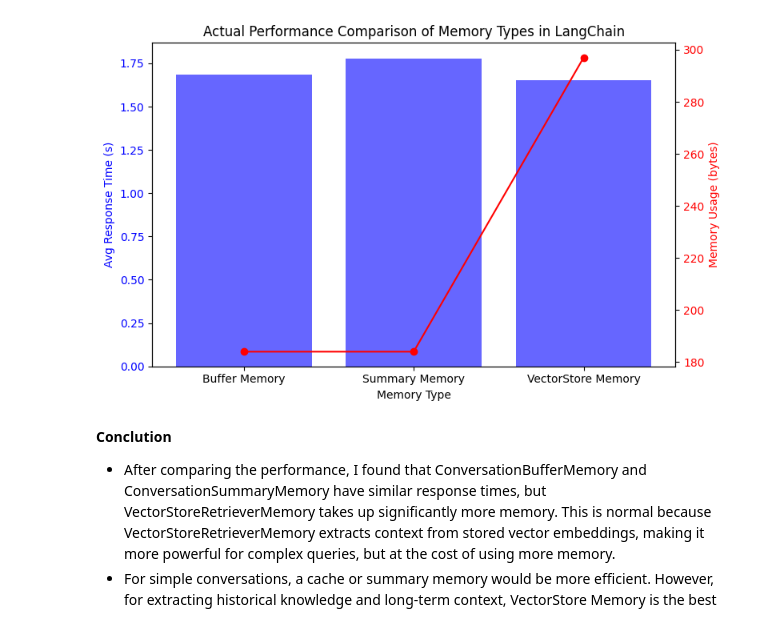
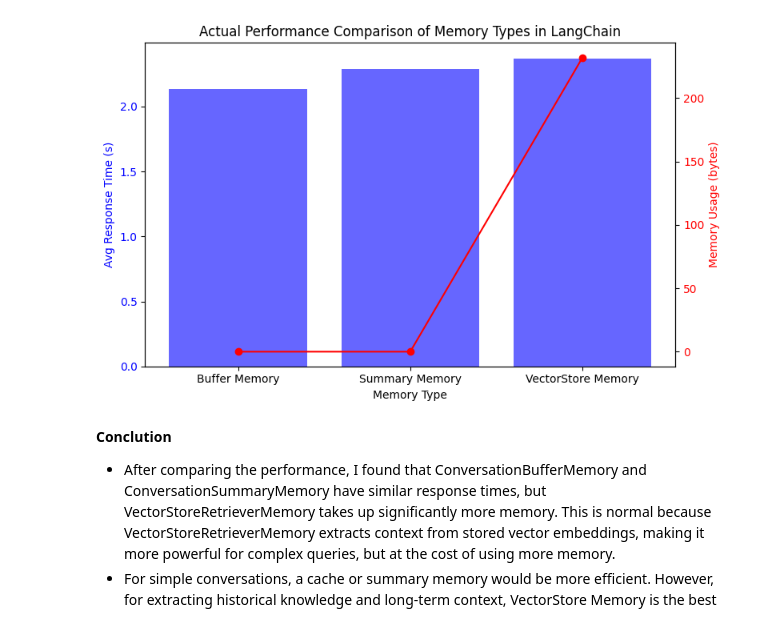
Before and after one commit to huynhduc0/itmo-lab-llm-doc-indexing, a Jupyter notebook: lab2_langchain.ipynb, the cells around one changed output. Cells and saved outputs as stored; diff of their text form; code cells hidden in the pictures.

```diff
--- a/lab2_langchain.ipynb
+++ b/lab2_langchain.ipynb
@@ -39,10 +39,13 @@ from langchain.agents import Tool
 from langchain.agents import initialize_agent, AgentType
 from langchain.chains import LLMChain
 from langchain.prompts import PromptTemplate
-
+from langchain.vectorstores import FAISS
+from langchain.llms import OpenAI
+from langchain.docstore import InMemoryDocstore
+from langchain.schema import Document
 # Google AI Studio API Key
 # GOOGLE_API_KEY = os.getenv("GOOGLE_API_KEY")
-GOOGLE_API_KEY = "<KEY>"
+GOOGLE_API_KEY = "AIzaSyA6BRgyQMY93NKuTACjaNpnEBhi-f1WauA"
 # set env
 os.environ["GOOGLE_API_KEY"] = GOOGLE_API_KEY
 genai.configure(api_key=GOOGLE_API_KEY)
@@ -280,7 +201,7 @@ questions = [
     "What's the weather like today?",
     "Where is the nearest restaurant?",
     "What is machine learning?",
-    "Repeat my first question."
+    "Where is ITMO located?"
 ]
 
 def measure_performance(conversation_chain, memory):
@@ -294,43 +215,41 @@ def measure_performance(conversation_chain, memory):
 
         response_times.append(end_time - start_time)
         # print(memory)
-        memory_usage.append(memory)
         # memory_usage.append(sys.getsizeof(memory.load_memory_variables({'input': 'Where is ITMO located?'})))
-
+        vector_memory_data = memory.load_memory_variables({'input': 'Where is ITMO located?'})
+        vector_memory_size = sum(len(str(value)) for value in vector_memory_data.values())
+        memory_usage.append(vector_memory_size)
     avg_response_time = sum(response_times) / len(response_times)
     avg_memory_usage = sum(memory_usage) / len(memory_usage)
 
     return avg_response_time, avg_memory_usage
 
 buffer_time, buffer_memory = measure_performance(conversation_buffer, buffer_memory)
 summary_time, summary_memory = measure_performance(conversation_summary, summary_memory)
-vector_memory_data = memory.load_memory_variables({'input': 'Where is ITMO located?'})
-vector_memory_size = sum(len(str(value)) for value in vector_memory_data.values())
-
-vector_time, vector_memory = measure_performance(conversation_vectorstore, vector_memory_size)
+vector_time, vector_memory = measure_performance(conversation_vectorstore, memory)
 # vector_time, vector_memory = measure_performance(conversation_vectorstore, memory.load_memory_variables({'input': 'Where is ITMO located?'}))
 
 memory_types = ["Buffer Memory", "Summary Memory", "VectorStore Memory"]
 response_times = [buffer_time, summary_time, vector_time]
 memory_usages = [buffer_memory, summary_memory, vector_memory]
 
 fig, ax1 = plt.subplots(figsize=(8, 5))
 
 ax1.set_xlabel("Memory Type")
 ax1.set_ylabel("Avg Response Time (s)", color="blue")
 ax1.bar(memory_types, response_times, color="blue", alpha=0.6, label="Avg Response Time")
 ax1.tick_params(axis='y', labelcolor="blue")
 
 ax2 = ax1.twinx()
 ax2.set_ylabel("Memory Usage (bytes)", color="red")
 ax2.plot(memory_types, memory_usages, color="red", marker="o", label="Memory Usage")
 ax2.tick_params(axis='y', labelcolor="red")
 
 plt.title("Actual Performance Comparison of Memory Types in LangChain")
 fig.tight_layout()
 plt.show()
 # %% [output]
-[figure, old version]
+[figure, new version]
 # %% [markdown]
 **Conclution**
 
```
Also changed, not shown: parts of 7 cells of this notebook.
